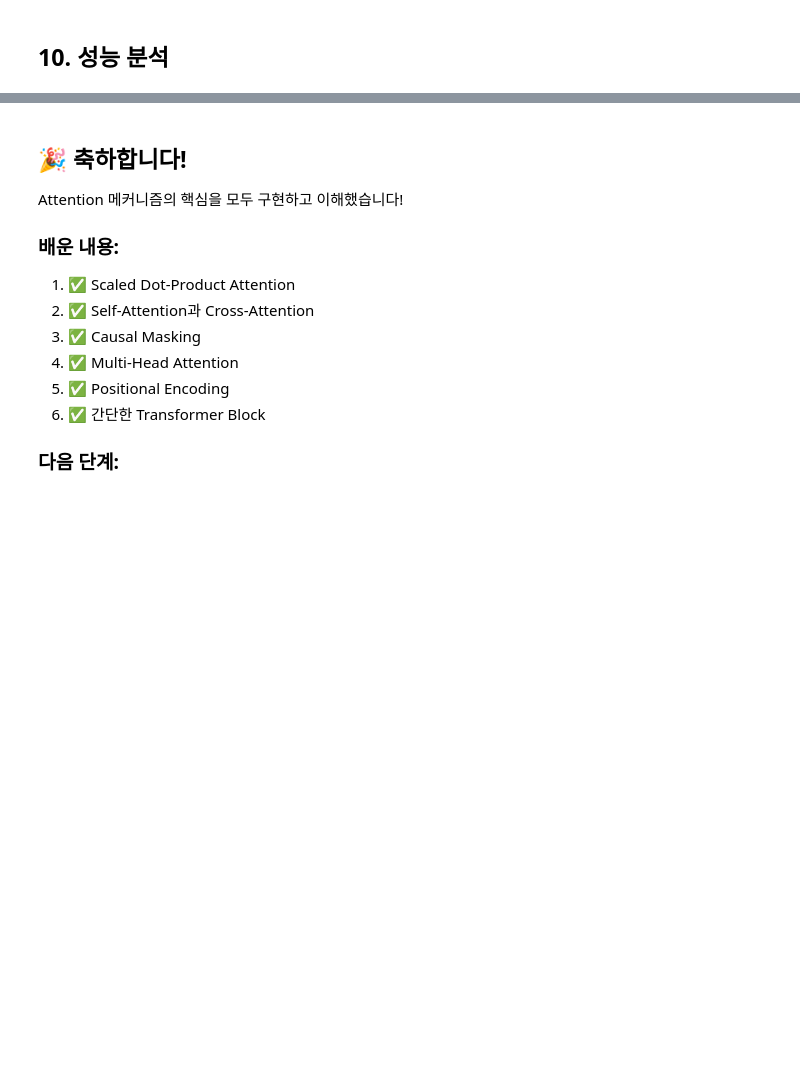
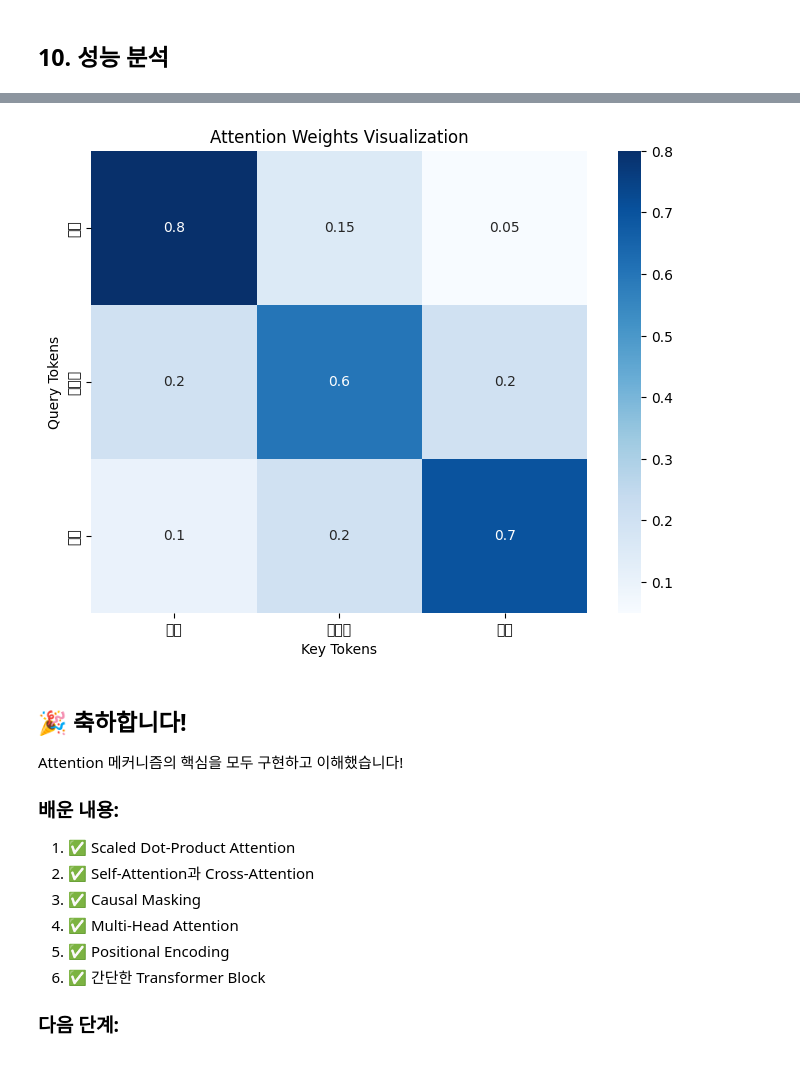
Before and after one commit to gd452/my-llm-lab, a Jupyter notebook: projects/day3_attention/notebooks/attention_tutorial.ipynb, the cells around one changed output, grey strips where cells are left out. Drawn from its saved outputs; the diff is of its cells as text; code cells hidden in the pictures; blank space fills up the shorter version.

```diff
--- a/projects/day3_attention/notebooks/attention_tutorial.ipynb
+++ b/projects/day3_attention/notebooks/attention_tutorial.ipynb
@@ -514,3 +859,30 @@ print("  - 이래서 효율적인 Attention 변형들이 연구됨")
+# %%
+import matplotlib.pyplot as plt
+import seaborn as sns
+
+def visualize_attention(attention_weights, tokens):
+    plt.figure(figsize=(8, 6))
+    sns.heatmap(attention_weights,
+                xticklabels=tokens,
+                yticklabels=tokens,
+                annot=True,
+                cmap='Blues')
+    plt.title('Attention Weights Visualization')
+    plt.xlabel('Key Tokens')
+    plt.ylabel('Query Tokens')
+    plt.show()
+
+# 예시 데이터
+tokens = ["나는", "학교에", "갔다"]
+attention_weights = [
+    [0.8, 0.15, 0.05],  # "나는"의 attention
+    [0.2, 0.6, 0.2],    # "학교에"의 attention
+    [0.1, 0.2, 0.7]     # "갔다"의 attention
+]
+
+visualize_attention(attention_weights, tokens)
+# %% [output]
+[figure, added]
 # %% [markdown]
 ## 🎉 축하합니다!
 
```
Also changed, not shown: parts of 15 cells of this notebook, 9 other files.
